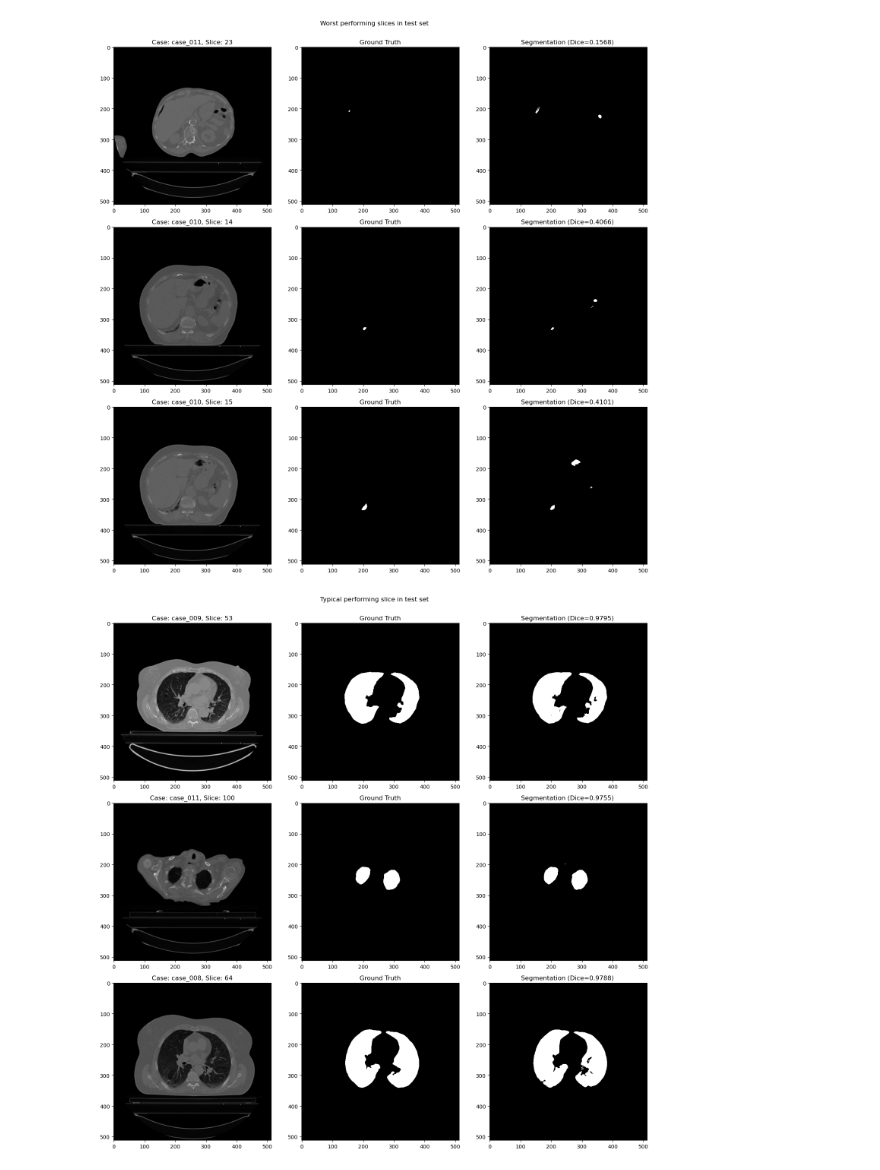
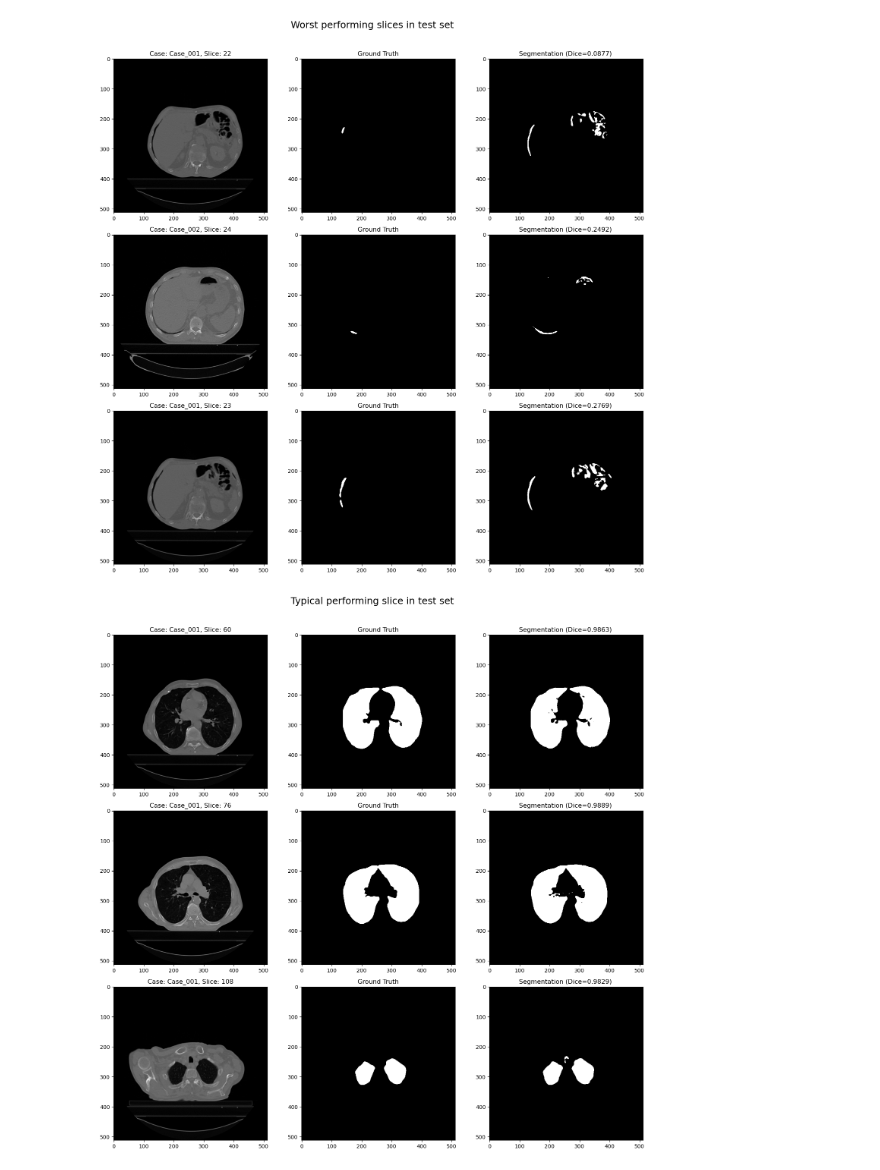
Before and after one commit to VishalJ99/mphil_medical_imaging_cw, a Jupyter notebook: src/figs.ipynb, the cells around one changed output. Drawn from its saved outputs; the diff is of its cells as text; code cells hidden in the pictures.

```diff
--- a/src/figs.ipynb
+++ b/src/figs.ipynb
@@ -32,15 +35,17 @@ train_df = pd.read_csv(train_metrics_csv_path)
 test_df = pd.read_csv(test_metrics_csv_path)
 
 # Replace 'NaN' strings with 0
-train_df.replace("NaN", 0, inplace=True)
-test_df.replace("NaN", 0, inplace=True)
+train_df.fillna(0, inplace=True)
+test_df.fillna(0, inplace=True)
 
 # Drop 0 dice scores
 train_df_fg_only = train_df[train_df["dice"] > 0]
 test_df_fg_only = test_df[test_df["dice"] > 0]
 
 # Plot the distributions
+
 fig, ax = plt.subplots(1, 2, figsize=(15, 5))
+
 ax[0].hist(train_df_fg_only["dice"], bins=50, color="blue", alpha=0.7)
 ax[0].set_title("Train set")
 ax[0].set_xlabel("Dice score")
@@ -50,6 +55,7 @@ ax[1].hist(test_df_fg_only["dice"], bins=50, color="red", alpha=0.7)
 ax[1].set_title("Test set")
 ax[1].set_xlabel("Dice score")
 ax[1].set_ylabel("Frequency")
+plt.savefig("../report/figs/dice_score_histograms.png",bbox_inches='tight', dpi=300)
 
 # Plot the distributions with a log scale for the y-axis
 fig, ax = plt.subplots(1, 2, figsize=(15, 5))
@@ -65,8 +71,6 @@ ax[1].set_xlabel("Dice score")
 ax[1].set_ylabel("Log Frequency")
 ax[1].set_yscale("log")  # Set log scale for y-axis
 
-fig.suptitle(
-    "Dice score distributions of the train and test sets (log scale for the y-axis)"
-)
+plt.savefig("../report/figs/log_dice_score_histograms.png",bbox_inches='tight', dpi=300)
 plt.show()
 # %% [output]
@@ -159,0 +235,19 @@ summary_df
+# %%
+"""
+Figure showing dice score distribution boxplots of the train and test sets.
+"""
+
+fig, ax = plt.subplots(figsize=(10, 5))
+
+# Combine the dice scores of train and test sets
+dice_scores = [train_df["accuracy"], test_df["accuracy"]]
+
+# Create the boxplot
+ax.boxplot(dice_scores, labels=["Train set", "Test set"])
+
+# Set the title and labels
+ax.set_ylabel("Accuracy")
+plt.savefig("../report/figs/accuracy_boxplot.png",bbox_inches='tight', dpi=300)
+
+# Show the plot
+plt.show()
@@ -272,7 +368,7 @@ def visualise_cases(df, output_dir, img_dir, mask_dir, title):
     # Number of cases to visualize
     n_cases = len(df)
 
-    case_slice_ids = df["slice"].tolist()
+    case_slice_ids = df["slice_id"].tolist()
 
     # Create subplots for each case: 3 columns for image, mask, and segmentation
     fig, axs = plt.subplots(n_cases, 3, figsize=(15, 5 * n_cases))
@@ -304,7 +400,7 @@ def visualise_cases(df, output_dir, img_dir, mask_dir, title):
         else:
             ax = axs[i]
 
-        dice_score = df[df["slice"] == case_slice_id]["dice"].values[0]
+        dice_score = df[df["slice_id"] == case_slice_id]["dice"].values[0]
         ax[0].imshow(case_slice, cmap="gray")
         ax[0].set_title(f"Case: {case_id}, Slice: {slice_idx}")
         ax[1].imshow(mask_slice, cmap="gray")
@@ -312,7 +408,8 @@ def visualise_cases(df, output_dir, img_dir, mask_dir, title):
         ax[2].imshow(seg_slice, cmap="gray")
         ax[2].set_title(f"Segmentation (Dice={dice_score}) ")
 
-    fig.suptitle(f"{title}\n\n")
+    fig.suptitle(f"{title}\n\n", fontsize=18)
+    plt.savefig(f"../report/figs/{title}.png",bbox_inches='tight', dpi=300)
     plt.tight_layout()
     plt.show()
 # %%
@@ -346,21 +443,21 @@ visualise_cases(
 """Visualise the best, worst and average performing slices in the test set"""
 visualise_cases(
     best_test_dice_scores,
-    test_set_test_results,
+    test_set_test_dir,
     img_dir,
     mask_dir,
     "Best performing slices in test set",
 )
 visualise_cases(
     worst_test_dice_scores,
-    test_set_test_results,
+    test_set_test_dir,
     img_dir,
     mask_dir,
     "Worst performing slices in test set",
 )
 visualise_cases(
     in_between_test_dice_scores,
-    test_set_test_results,
+    test_set_test_dir,
     img_dir,
     mask_dir,
     "Typical performing slice in test set",
@@ -370,2 +467,2 @@ visualise_cases(
-[figure, old version]
+[figure, new version]
-[figure, old version]
+[figure, new version]
```
Also changed, not shown: parts of 11 cells of this notebook, 27 other files.
